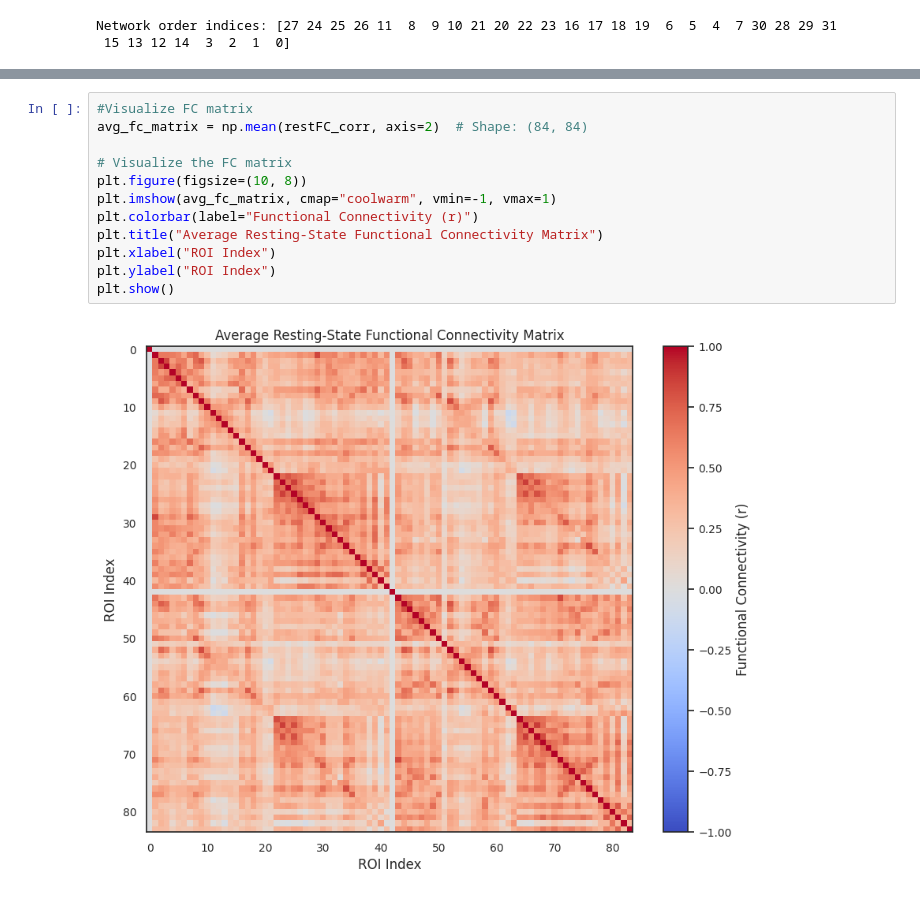
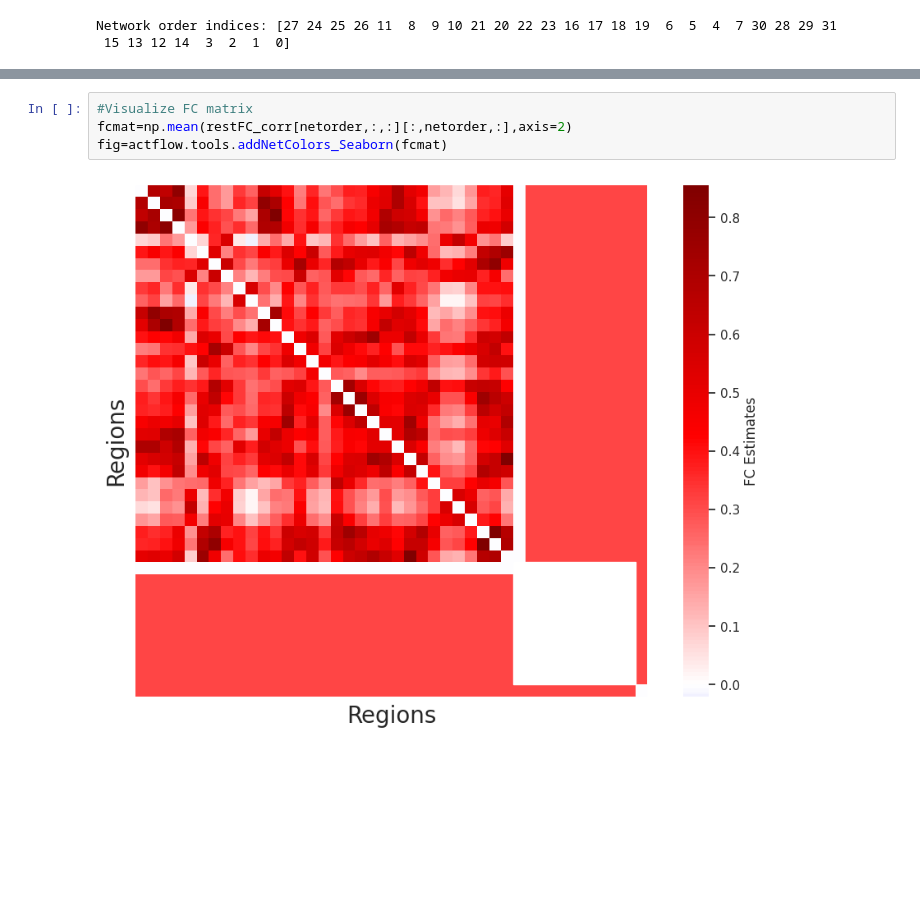
Before and after one commit to Wyw021214/ISP_autism, a Jupyter notebook: projects/fMRI/Actflow_HCP.ipynb, the cells around one changed output, grey strips where cells are left out. Cells and saved outputs as stored; diff of their text form; blank space fills up the shorter version.

```diff
--- a/projects/fMRI/Actflow_HCP.ipynb
+++ b/projects/fMRI/Actflow_HCP.ipynb
@@ -215,17 +233,9 @@ Wall time: 162 ms
-# %%
-#Visualize FC matrix
-avg_fc_matrix = np.mean(restFC_corr, axis=2)  # Shape: (84, 84)
-
-# Visualize the FC matrix
-plt.figure(figsize=(10, 8))
-plt.imshow(avg_fc_matrix, cmap="coolwarm", vmin=-1, vmax=1)
-plt.colorbar(label="Functional Connectivity (r)")
-plt.title("Average Resting-State Functional Connectivity Matrix")
-plt.xlabel("ROI Index")
-plt.ylabel("ROI Index")
-plt.show()
-# %% [output]
-[figure, removed]
+# %%
+#Visualize FC matrix
+fcmat=np.mean(restFC_corr[netorder,:,:][:,netorder,:],axis=2)
+fig=actflow.tools.addNetColors_Seaborn(fcmat)
+# %% [output]
+[figure, added]
 # %%
 plt.figure(figsize=[7,5])
 ax = sns.heatmap(np.mean(actflowOutput_restFCCorr_bycond['actPredVector_bytask_bysubj'],axis=2)[netorder,:],center=0,cmap='seismic',cbar=True,yticklabels=100,xticklabels=task_conditions)
```
Also changed, not shown: parts of 6 cells of this notebook.
